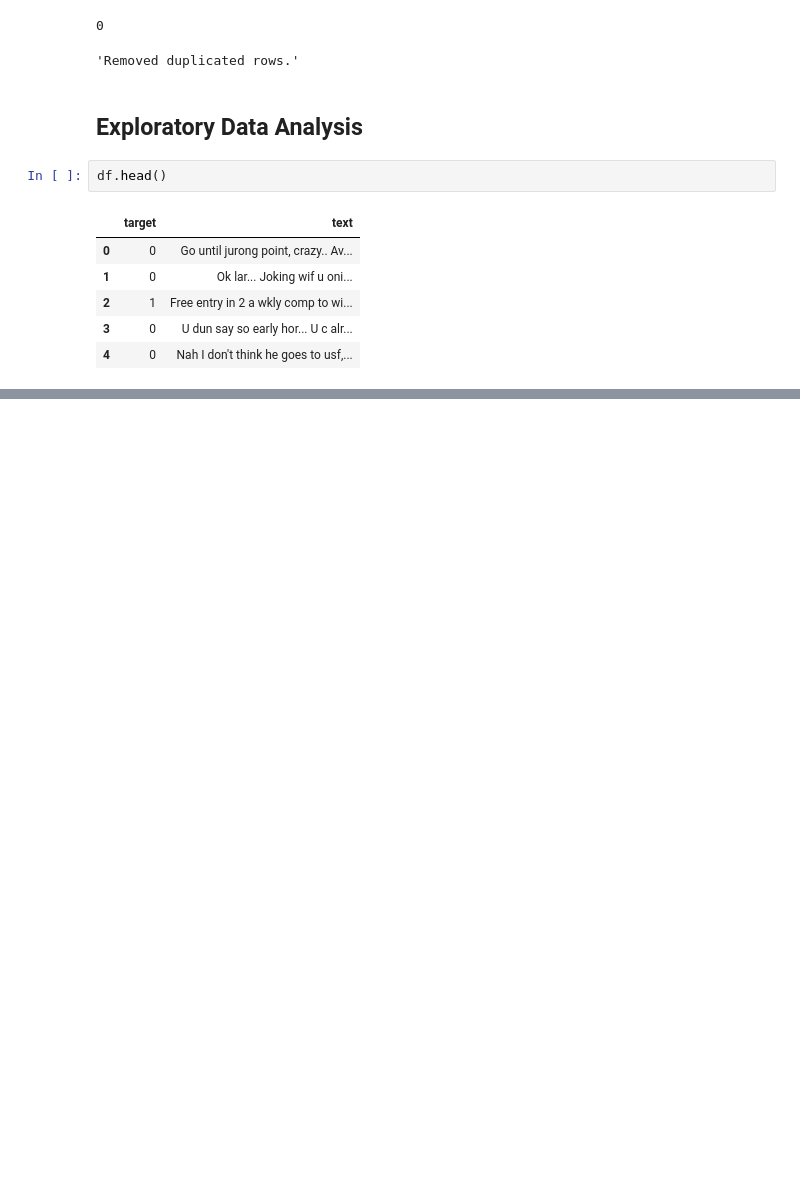
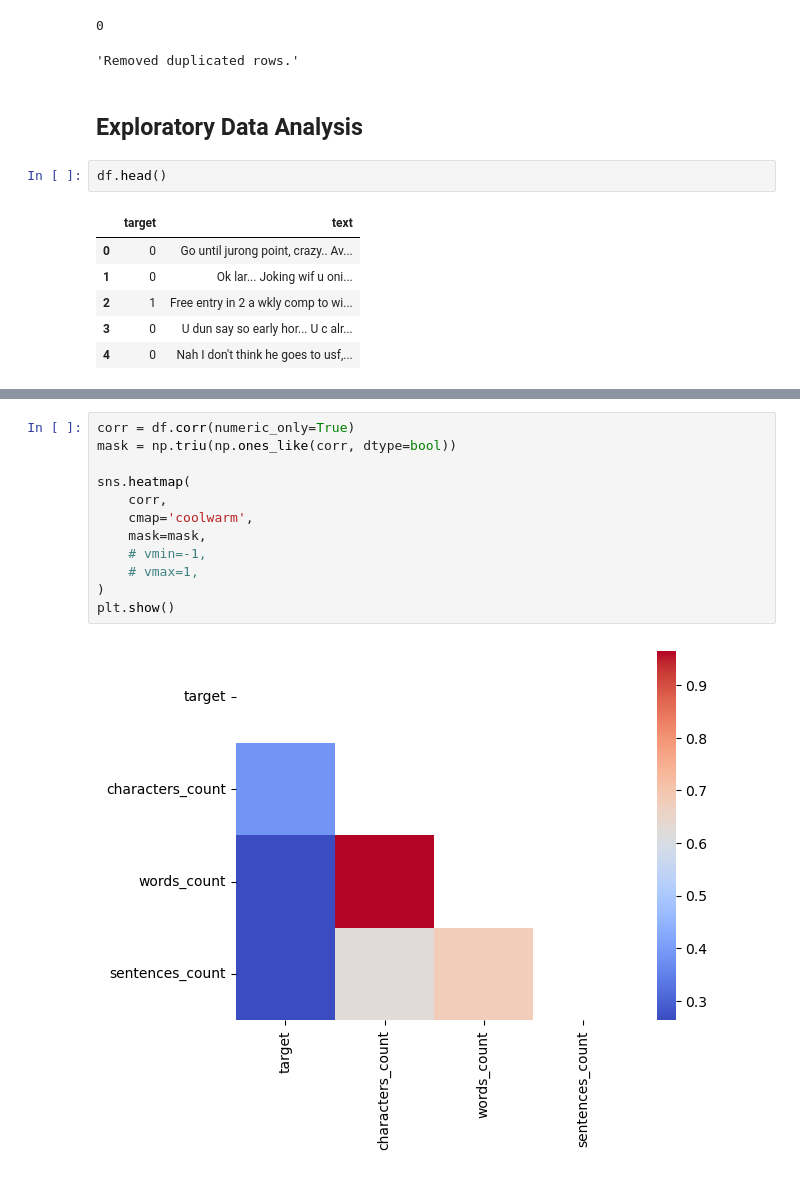
Before and after one commit to ushka1/spam-classifier, a Jupyter notebook: spam-classifier.ipynb, the cells around one changed output, grey strips where cells are left out. Drawn from its saved outputs; the diff is of its cells as text; blank space fills up the shorter version.

```diff
--- a/spam-classifier.ipynb
+++ b/spam-classifier.ipynb
@@ -118,0 +239,14 @@ plt.show()
+# %%
+corr = df.corr(numeric_only=True)
+mask = np.triu(np.ones_like(corr, dtype=bool))
+
+sns.heatmap(
+    corr,
+    cmap='coolwarm',
+    mask=mask,
+    # vmin=-1,
+    # vmax=1,
+)
+plt.show()
+# %% [output]
+[figure, added]
```
Also changed, not shown: parts of 9 cells of this notebook.
